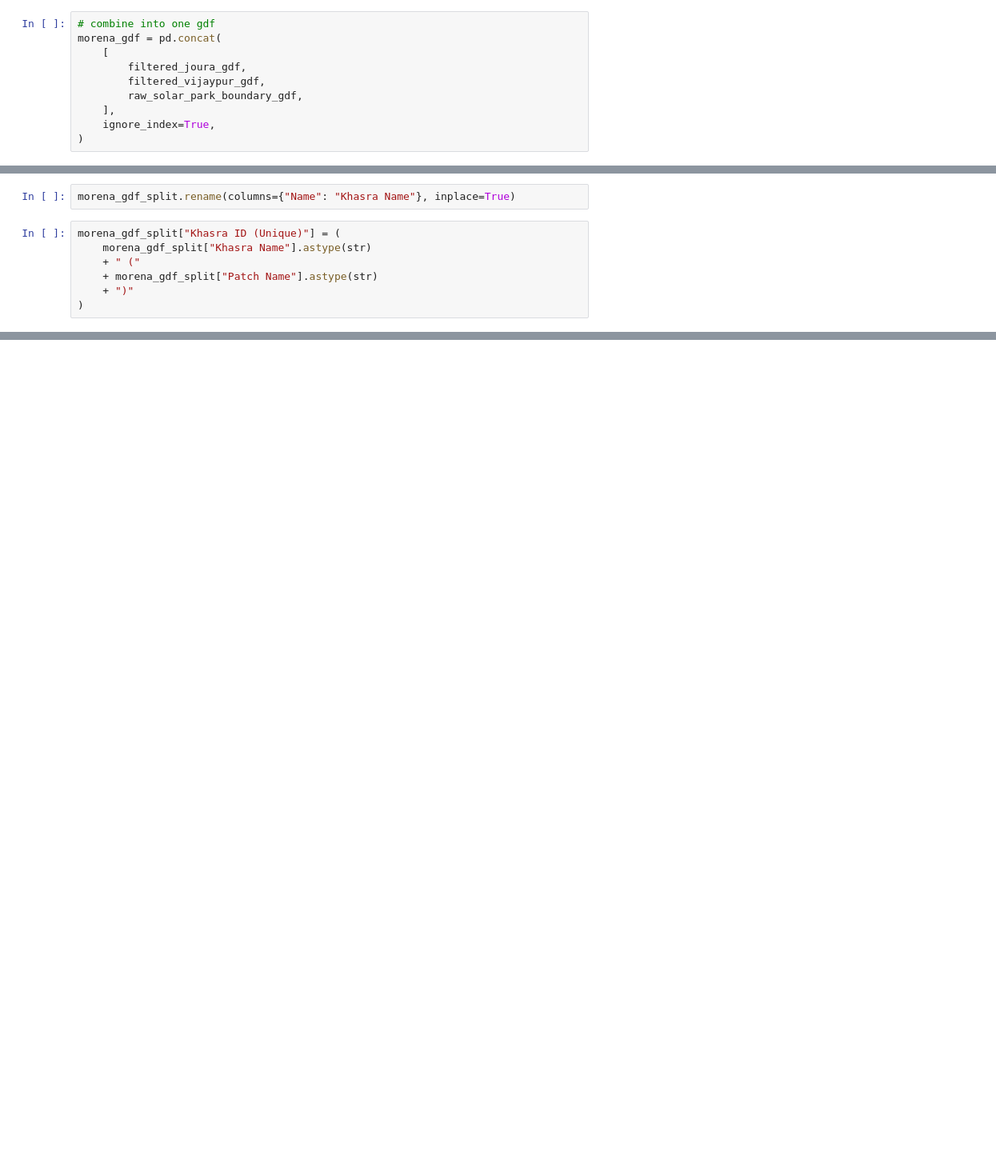
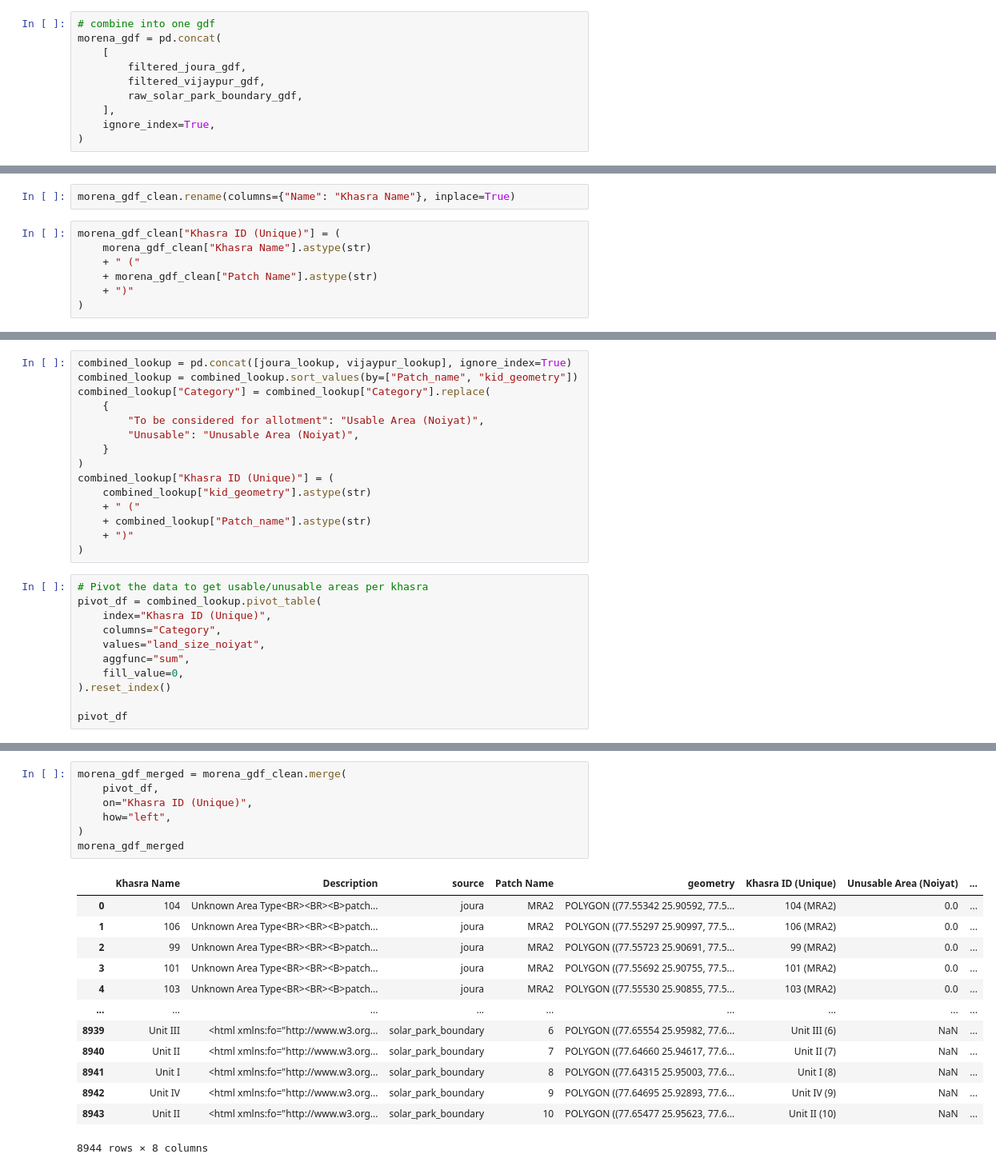
Before and after one commit to IDinsight/idinsight-solar-parks, a Jupyter notebook: notebooks/solar_parks_01_preprocessing.ipynb, the cells around one changed output, grey strips where cells are left out. Shown at 80% size. Drawn from its saved outputs; the diff is of its cells as text; blank space fills up the shorter version.

Commit message:
add noiyat processing to morena 2

```diff
--- a/notebooks/solar_parks_01_preprocessing.ipynb
+++ b/notebooks/solar_parks_01_preprocessing.ipynb
@@ -433,9 +435,9 @@ True
 # %%
-morena_gdf_split.rename(columns={"Name": "Khasra Name"}, inplace=True)
+morena_gdf_clean.rename(columns={"Name": "Khasra Name"}, inplace=True)
 # %%
-morena_gdf_split["Khasra ID (Unique)"] = (
-    morena_gdf_split["Khasra Name"].astype(str)
+morena_gdf_clean["Khasra ID (Unique)"] = (
+    morena_gdf_clean["Khasra Name"].astype(str)
     + " ("
-    + morena_gdf_split["Patch Name"].astype(str)
+    + morena_gdf_clean["Patch Name"].astype(str)
     + ")"
 )
@@ -441,0 +484,26 @@ morena_gdf_split["Khasra ID (Unique)"] = (
+# %%
+combined_lookup = pd.concat([joura_lookup, vijaypur_lookup], ignore_index=True)
+combined_lookup = combined_lookup.sort_values(by=["Patch_name", "kid_geometry"])
+combined_lookup["Category"] = combined_lookup["Category"].replace(
+    {
+        "To be considered for allotment": "Usable Area (Noiyat)",
+        "Unusable": "Unusable Area (Noiyat)",
+    }
+)
+combined_lookup["Khasra ID (Unique)"] = (
+    combined_lookup["kid_geometry"].astype(str)
+    + " ("
+    + combined_lookup["Patch_name"].astype(str)
+    + ")"
+)
+# %%
+# Pivot the data to get usable/unusable areas per khasra
+pivot_df = combined_lookup.pivot_table(
+    index="Khasra ID (Unique)",
+    columns="Category",
+    values="land_size_noiyat",
+    aggfunc="sum",
+    fill_value=0,
+).reset_index()
+
+pivot_df
@@ -442,2 +524,23 @@ morena_gdf_split["Khasra ID (Unique)"] = (
+# %%
+morena_gdf_merged = morena_gdf_clean.merge(
+    pivot_df,
+    on="Khasra ID (Unique)",
+    how="left",
+)
+morena_gdf_merged
+# %% [output]
+|  | Khasra Name | Description | source | Patch Name | geometry | Khasra ID (Unique) | Unusable Area (Noiyat) | ... |
+| 0 | 104 | Unknown Area Type<BR><BR><B>patch... | joura | MRA2 | POLYGON ((77.55342 25.90592, 77.5... | 104 (MRA2) | 0.0 | ... |
+| 1 | 106 | Unknown Area Type<BR><BR><B>patch... | joura | MRA2 | POLYGON ((77.55297 25.90997, 77.5... | 106 (MRA2) | 0.0 | ... |
+| 2 | 99 | Unknown Area Type<BR><BR><B>patch... | joura | MRA2 | POLYGON ((77.55723 25.90691, 77.5... | 99 (MRA2) | 0.0 | ... |
+| 3 | 101 | Unknown Area Type<BR><BR><B>patch... | joura | MRA2 | POLYGON ((77.55692 25.90755, 77.5... | 101 (MRA2) | 0.0 | ... |
+| 4 | 103 | Unknown Area Type<BR><BR><B>patch... | joura | MRA2 | POLYGON ((77.55530 25.90855, 77.5... | 103 (MRA2) | 0.0 | ... |
+| ... | ... | ... | ... | ... | ... | ... | ... | ... |
+| 8939 | Unit III | <html xmlns:fo="http://www.w3.org... | solar_park_boundary | 6 | POLYGON ((77.65554 25.95982, 77.6... | Unit III (6) | NaN | ... |
+| 8940 | Unit II | <html xmlns:fo="http://www.w3.org... | solar_park_boundary | 7 | POLYGON ((77.64660 25.94617, 77.6... | Unit II (7) | NaN | ... |
+| 8941 | Unit I | <html xmlns:fo="http://www.w3.org... | solar_park_boundary | 8 | POLYGON ((77.64315 25.95003, 77.6... | Unit I (8) | NaN | ... |
+| 8942 | Unit IV | <html xmlns:fo="http://www.w3.org... | solar_park_boundary | 9 | POLYGON ((77.64695 25.92893, 77.6... | Unit IV (9) | NaN | ... |
+| 8943 | Unit II | <html xmlns:fo="http://www.w3.org... | solar_park_boundary | 10 | POLYGON ((77.65477 25.95623, 77.6... | Unit II (10) | NaN | ... |
+8944 rows × 8 columns
 # %%
 save_shapefiles(
```
Also changed, not shown: parts of 8 cells of this notebook.
